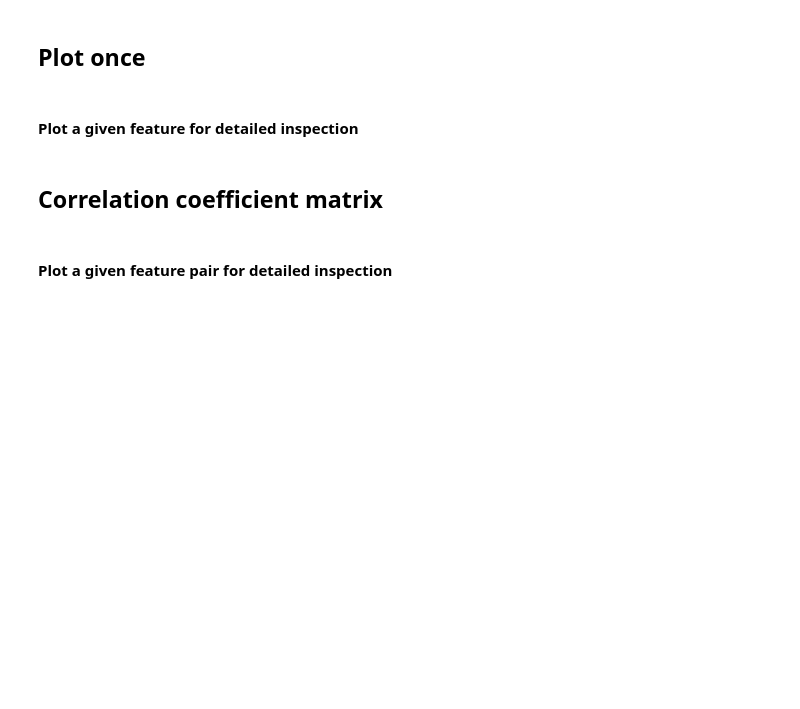
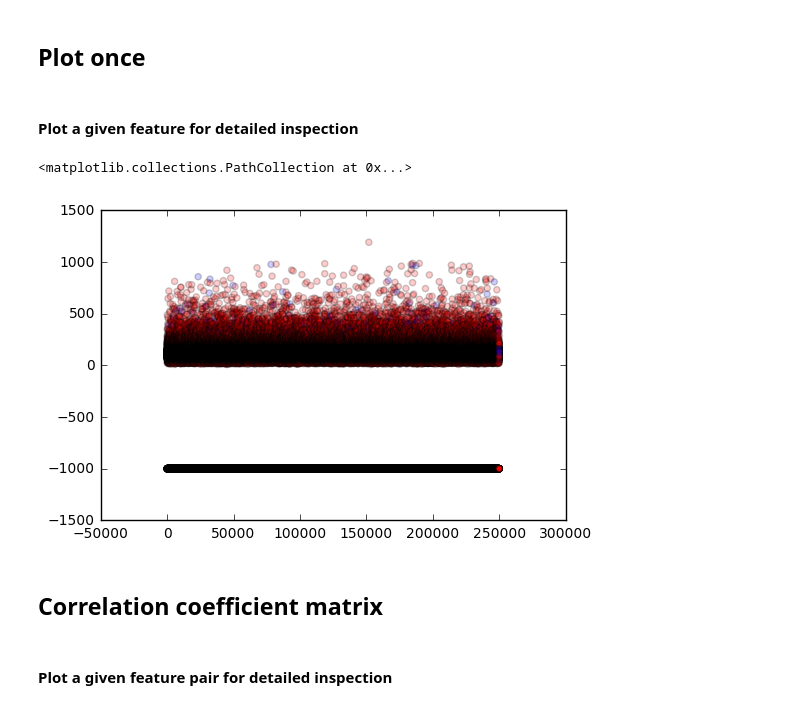
Before and after one commit to sharkovsky/pcml-project1, a Jupyter notebook: scripts/Preprocessing-data.ipynb, the cells around one changed output. Saved outputs shown, nothing was run; the diff lists cells and outputs as text; code cells hidden in the pictures; blank space fills up the shorter version.

```diff
--- a/scripts/Preprocessing-data.ipynb
+++ b/scripts/Preprocessing-data.ipynb
@@ -59,9 +59,12 @@ for row in range(n_rows_plots):
 # %% [markdown]
 #### Plot a given feature for detailed inspection
 # %%
-feat_index_to_plot=4
+feat_index_to_plot=0
 f, axes = plt.subplots(1,1)
 axes.scatter(range(N_SAMPLES), tX[:,feat_index_to_plot], c=y_colors, alpha=0.2)
+# %% [output]
+<matplotlib.collections.PathCollection at 0x...>
+[figure, added]
 # %% [markdown]
 ## Correlation coefficient matrix
 # %%
```
Also changed, not shown: parts of 18 cells of this notebook, 2 other files.
